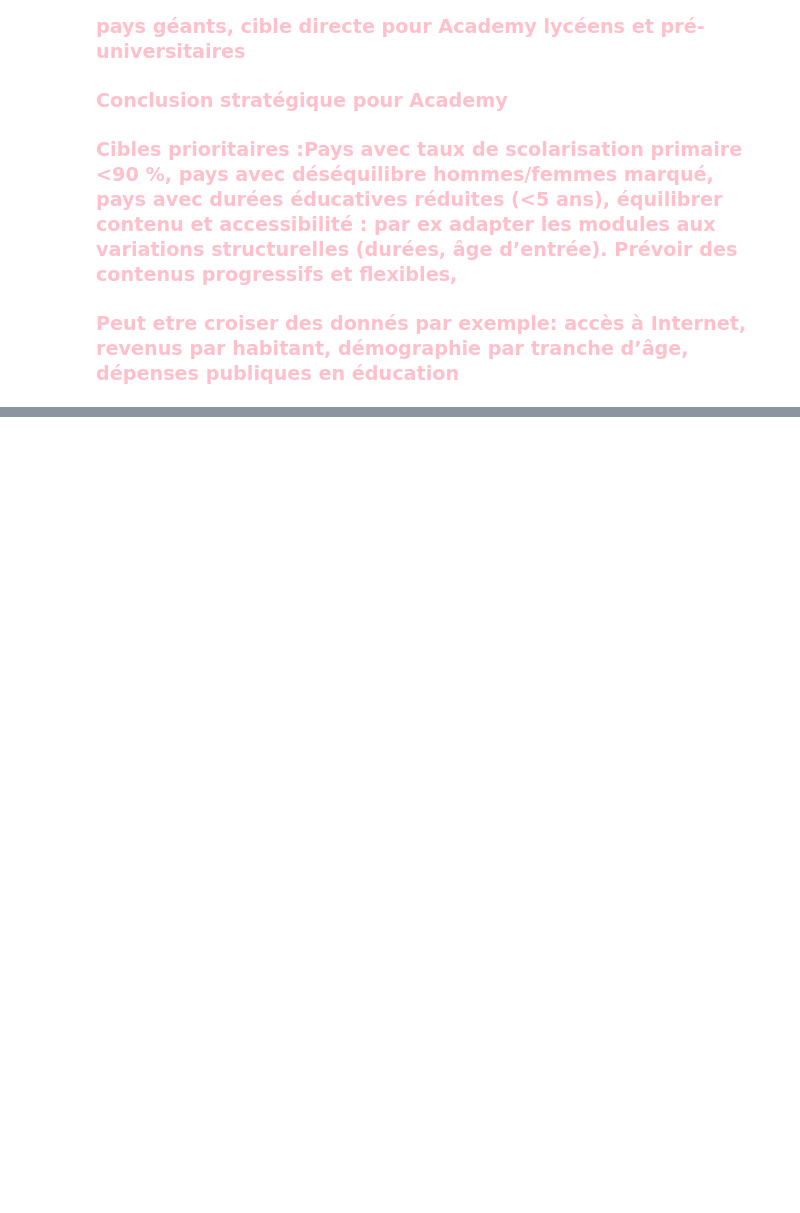
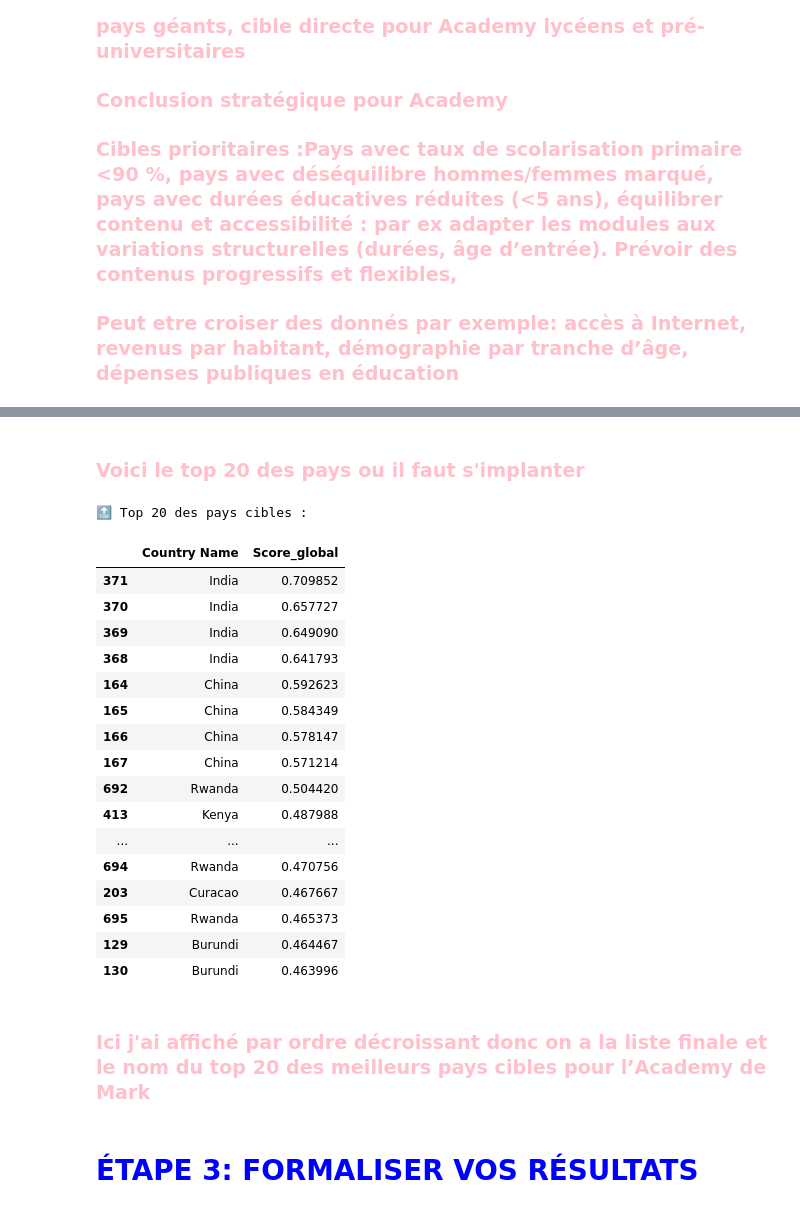
Before and after one commit to SafiaData/OpenclassroomsProjet2, a Jupyter notebook: PROJET 2 OPENCLASSROOMS .ipynb, the cells around one changed output, grey strips where cells are left out. Cells and saved outputs as stored; diff of their text form; code cells hidden in the pictures; blank space fills up the shorter version.

```diff
--- a/PROJET 2 OPENCLASSROOMS .ipynb
+++ b/PROJET 2 OPENCLASSROOMS .ipynb
@@ -2237,0 +2283,12 @@ plt.show()
+# %%
+df_scaled["Score_global"] = (
+    df_scaled[indicators[5:10]].mean(axis=1) * weights["taille"] +
+    df_scaled[indicators[10:13]].mean(axis=1) * weights["taux"] +
+    df_scaled[indicators[13:]].mean(axis=1) * weights["parité"] +
+    df_scaled[indicators[0:5]].mean(axis=1) * weights["structure"]
+)
+# %%
+top_countries = df_scaled.sort_values("Score_global", ascending=False).head(20)
+pd.set_option("display.max_rows", None)
+print("🔝 Top 20 des pays cibles :")
+display(top_countries[["Score_global"]])
@@ -2237,0 +2314,34 @@ plt.show()
+# %% [markdown]
+### <span style="color:pink"> Voici le top 20 des pays ou il faut s'implanter
+# %%
+top_countries = df_scaled.copy()
+top_countries["Score_global"] = df_scaled.mean(axis=1)
+top_countries["Country Name"] = df_wide["Country Name"]
+# %%
+top_countries = top_countries.sort_values("Score_global", ascending=False)
+# %%
+print("🔝 Top 20 des pays cibles :")
+display(top_countries[["Country Name", "Score_global"]].head(20))
+# %% [output]
+🔝 Top 20 des pays cibles :
+|  | Country Name | Score_global |
+| 371 | India | 0.709852 |
+| 370 | India | 0.657727 |
+| 369 | India | 0.649090 |
+| 368 | India | 0.641793 |
+| 164 | China | 0.592623 |
+| 165 | China | 0.584349 |
+| 166 | China | 0.578147 |
+| 167 | China | 0.571214 |
+| 692 | Rwanda | 0.504420 |
+| 413 | Kenya | 0.487988 |
+| ... | ... | ... |
+| 694 | Rwanda | 0.470756 |
+| 203 | Curacao | 0.467667 |
+| 695 | Rwanda | 0.465373 |
+| 129 | Burundi | 0.464467 |
+| 130 | Burundi | 0.463996 |
+# %% [markdown]
+### <span style="color:pink"> Ici j'ai affiché par ordre décroissant donc on a la liste finale et le nom du top 20 des meilleurs pays cibles pour l’Academy de Mark
+# %% [markdown]
+# <span style="color:blue">ÉTAPE 3: FORMALISER VOS RÉSULTATS</span>
```
Also changed, not shown: parts of 15 cells of this notebook.
